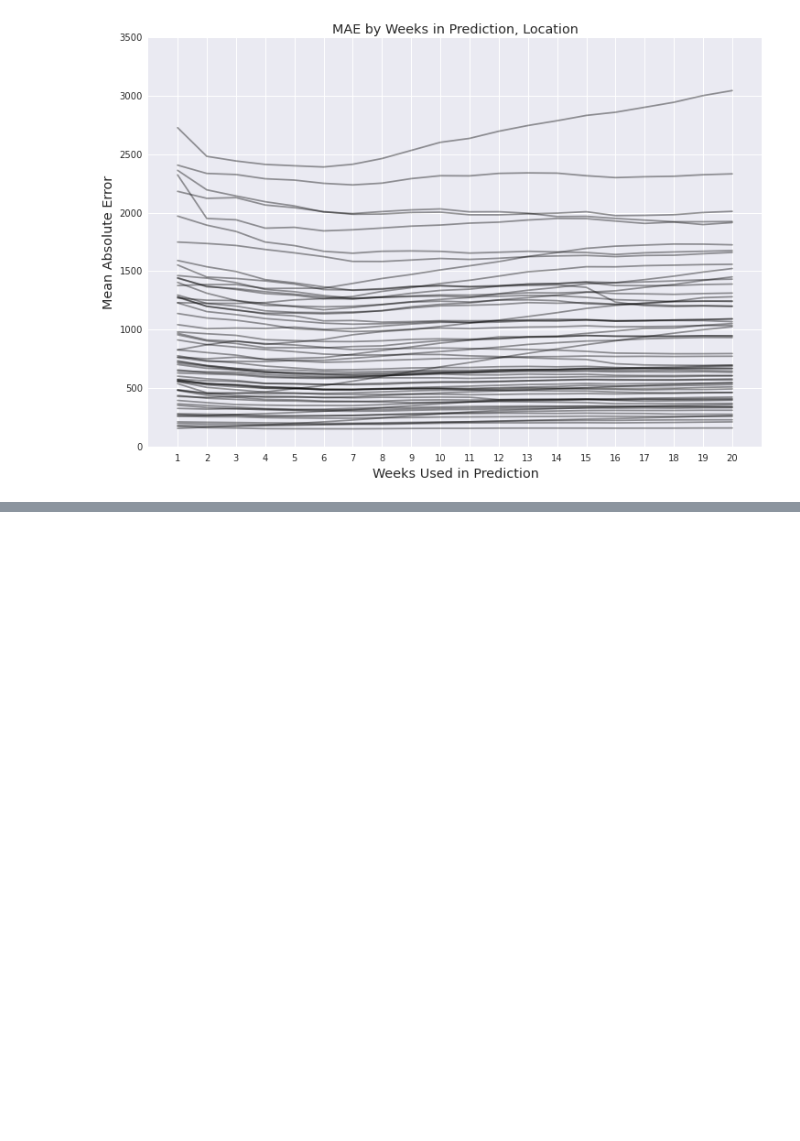
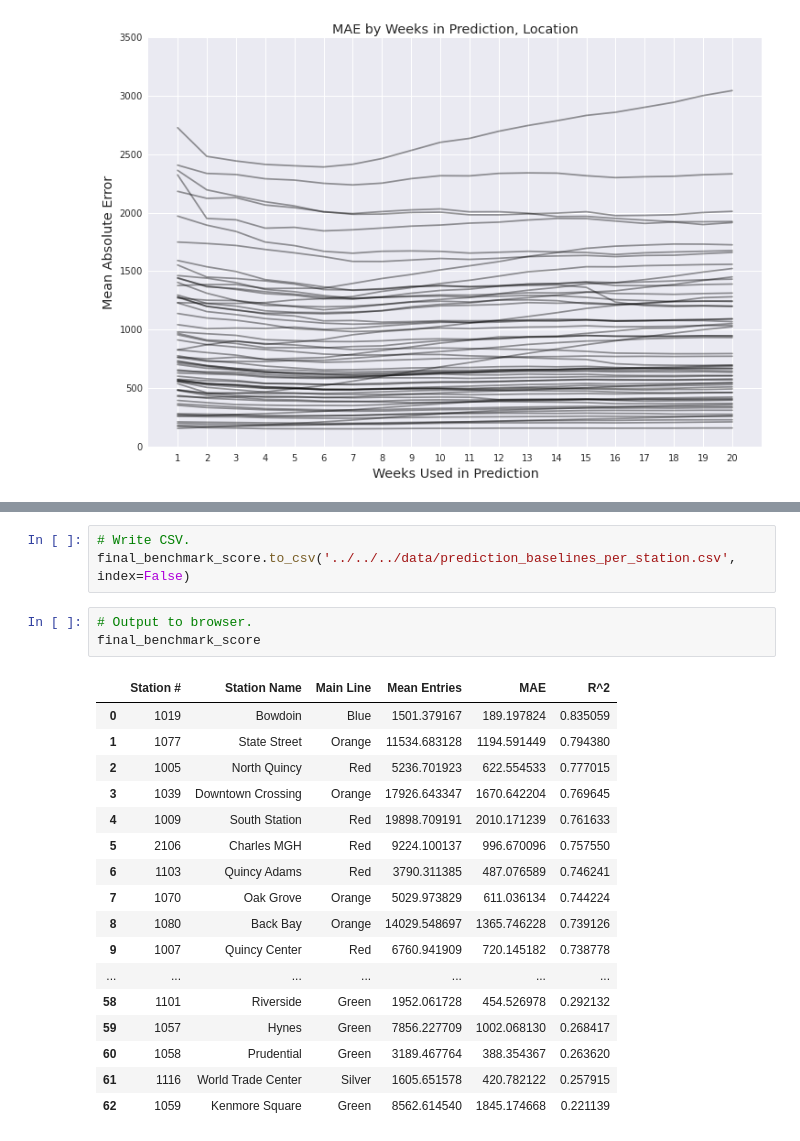
Before and after one commit to azampagl/harvard-capstone, a Jupyter notebook: src/prediction/simple_past_weeks_predictions.ipynb, the cells around one changed output, grey strips where cells are left out. Saved outputs shown, nothing was run; the diff lists cells and outputs as text; blank space fills up the shorter version.

```diff
--- a/src/prediction/simple_past_weeks_predictions.ipynb
+++ b/src/prediction/simple_past_weeks_predictions.ipynb
@@ -210,0 +272,24 @@ plt.show()
+# %%
+# Write CSV.
+final_benchmark_score.to_csv('../../../data/prediction_baselines_per_station.csv', index=False)
+# %%
+# Output to browser.
+final_benchmark_score
+# %% [output]
+|  | Station # | Station Name | Main Line | Mean Entries | MAE | R^2 |
+| 0 | 1019 | Bowdoin | Blue | 1501.379167 | 189.197824 | 0.835059 |
+| 1 | 1077 | State Street | Orange | 11534.683128 | 1194.591449 | 0.794380 |
+| 2 | 1005 | North Quincy | Red | 5236.701923 | 622.554533 | 0.777015 |
+| 3 | 1039 | Downtown Crossing | Orange | 17926.643347 | 1670.642204 | 0.769645 |
+| 4 | 1009 | South Station | Red | 19898.709191 | 2010.171239 | 0.761633 |
+| 5 | 2106 | Charles MGH | Red | 9224.100137 | 996.670096 | 0.757550 |
+| 6 | 1103 | Quincy Adams | Red | 3790.311385 | 487.076589 | 0.746241 |
+| 7 | 1070 | Oak Grove | Orange | 5029.973829 | 611.036134 | 0.744224 |
+| 8 | 1080 | Back Bay | Orange | 14029.548697 | 1365.746228 | 0.739126 |
+| 9 | 1007 | Quincy Center | Red | 6760.941909 | 720.145182 | 0.738778 |
+| ... | ... | ... | ... | ... | ... | ... |
+| 58 | 1101 | Riverside | Green | 1952.061728 | 454.526978 | 0.292132 |
+| 59 | 1057 | Hynes | Green | 7856.227709 | 1002.068130 | 0.268417 |
+| 60 | 1058 | Prudential | Green | 3189.467764 | 388.354367 | 0.263620 |
+| 61 | 1116 | World Trade Center | Silver | 1605.651578 | 420.782122 | 0.257915 |
+| 62 | 1059 | Kenmore Square | Green | 8562.614540 | 1845.174668 | 0.221139 |
```
Also changed, not shown: parts of 12 cells of this notebook.
